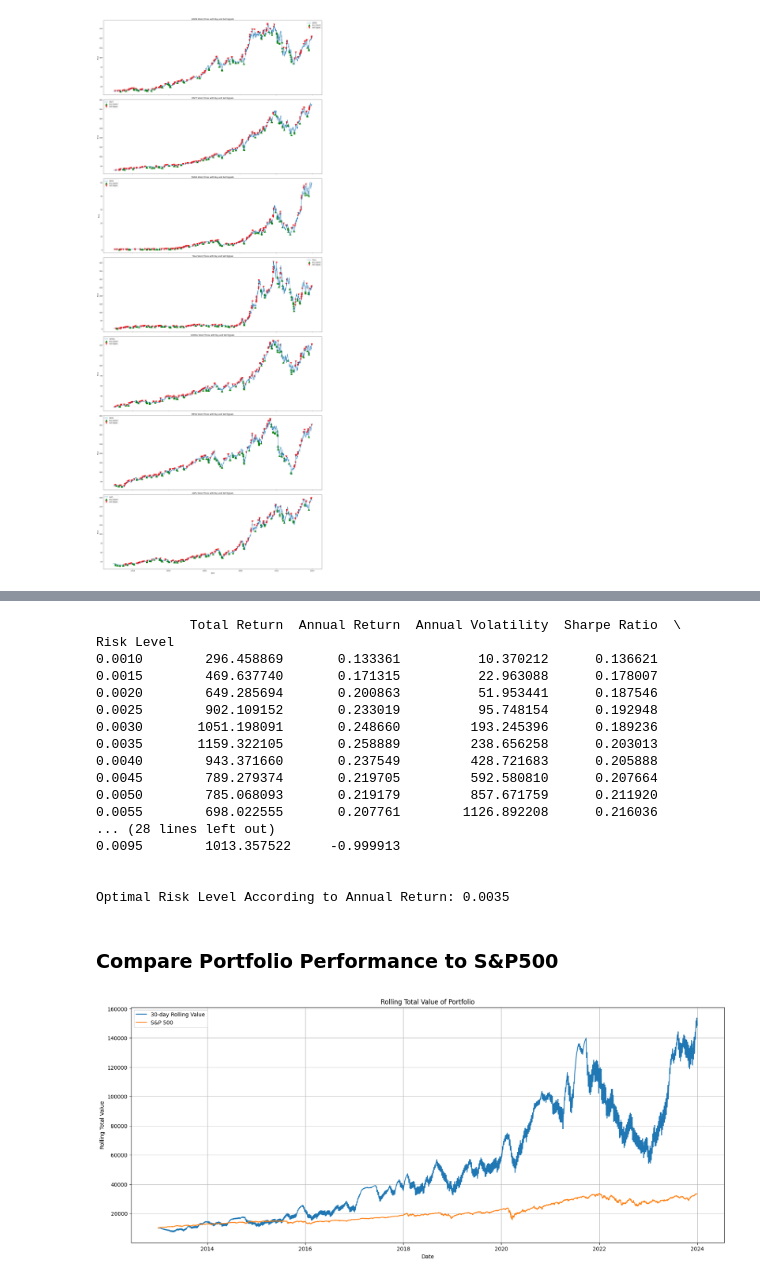
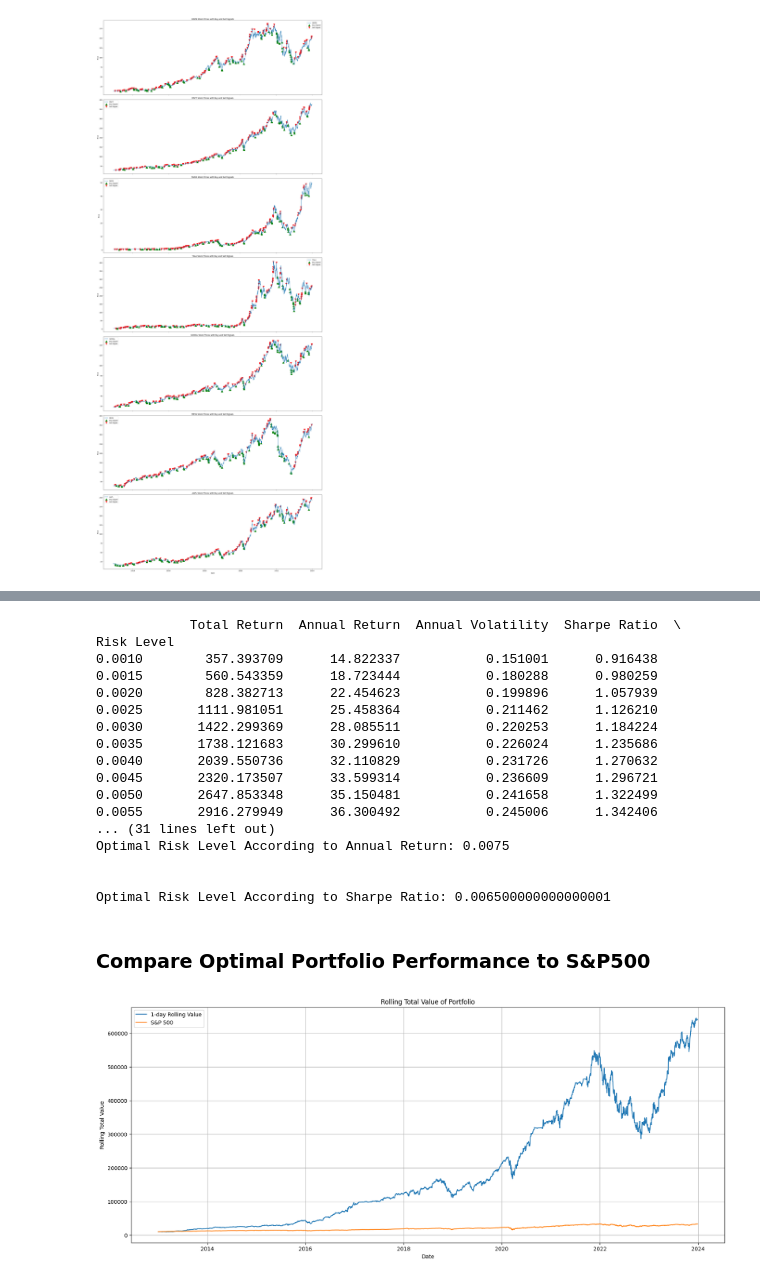
Before and after one commit to rachieeek/Mag7-BollingerBands-ATR-Strategy, a Jupyter notebook: analysis/analysis.ipynb, the cells around one changed output, grey strips where cells are left out. Saved outputs shown, nothing was run; the diff lists cells and outputs as text; code cells hidden in the pictures.

Commit message:
updated analysis and data files

```diff
--- a/analysis/analysis.ipynb
+++ b/analysis/analysis.ipynb
@@ -36,7 +36,7 @@ plt.show()
 import yfinance as yf
 
 def get_spx():
-    spx = yf.download('^GSPC', start='2012-12-31', end='2024-01-01', auto_adjust=True)
+    spx = yf.download('^GSPC', start='2012-12-31', end='2023-12-31', auto_adjust=True)
     spx = spx['Close']
     spx = spx.resample('D').ffill() # forward fill missing data
     return spx
@@ -124,49 +127,48 @@ Testing with risk level of 0.009500000000000001
 print(results)
 
 print("\n\nOptimal Risk Level According to Annual Return:", results['Annual Return'].idxmax())
+optimal_risk_return = results['Annual Return'].idxmax()
+
+print("\n\nOptimal Risk Level According to Sharpe Ratio:", results['Sharpe Ratio'].idxmax())
+optimal_risk_sharpe = results['Sharpe Ratio'].idxmax()
 # %% [output]
             Total Return  Annual Return  Annual Volatility  Sharpe Ratio  \
 Risk Level
-0.0010        296.458869       0.133361          10.370212      0.136621
-0.0015        469.637740       0.171315          22.963088      0.178007
-0.0020        649.285694       0.200863          51.953441      0.187546
-0.0025        902.109152       0.233019          95.748154      0.192948
-0.0030       1051.198091       0.248660         193.245396      0.189236
-0.0035       1159.322105       0.258889         238.656258      0.203013
-0.0040        943.371660       0.237549         428.721683      0.205888
-0.0045        789.279374       0.219705         592.580810      0.207664
-0.0050        785.068093       0.219179         857.671759      0.211920
-0.0055        698.022555       0.207761        1126.892208      0.216036
-... (28 lines left out)
-0.0095        1013.357522     -0.999913
+0.0010        357.393709      14.822337           0.151001      0.916438
+0.0015        560.543359      18.723444           0.180288      0.980259
+0.0020        828.382713      22.454623           0.199896      1.057939
+0.0025       1111.981051      25.458364           0.211462      1.126210
+0.0030       1422.299369      28.085511           0.220253      1.184224
+0.0035       1738.121683      30.299610           0.226024      1.235686
+0.0040       2039.550736      32.110829           0.231726      1.270632
+0.0045       2320.173507      33.599314           0.236609      1.296721
+0.0050       2647.853348      35.150481           0.241658      1.322499
+0.0055       2916.279949      36.300492           0.245006      1.342406
+... (31 lines left out)
+Optimal Risk Level According to Annual Return: 0.0075
 
 
-Optimal Risk Level According to Annual Return: 0.0035
+Optimal Risk Level According to Sharpe Ratio: 0.006500000000000001
 # %% [markdown]
-### Compare Portfolio Performance to S&P500
+### Compare Optimal Portfolio Performance to S&P500
 # %%
-def get_portfolio_value():
-    df = pd.read_csv('portfolio_versions/portfolio.csv')
-    return df
+optimal_portfolio = get_portfolio.generate_portfolio(data_dict, position_sizing='risk', risk_factor=optimal_risk_sharpe)
 
-portfolio = get_portfolio_value()
-
-rolling_value_x = 30
+rolling_value_x = 1
 
 # plot rolling total value of the portfolio for visibility
-portfolio[f'Rolling {rolling_value_x}D Total Value'] = portfolio['Total'].ewm(span=rolling_value_x).mean()
-portfolio['Date'] = pd.to_datetime(portfolio['Date'])
+optimal_portfolio[f'Rolling {rolling_value_x}D Total Value'] = optimal_portfolio['Total'].ewm(span=rolling_value_x).mean()
 
 plt.figure(figsize=(20, 8))
-plt.plot(portfolio['Date'], portfolio[f'Rolling {rolling_value_x}D Total Value'], label=f'{rolling_value_x}-day Rolling Value')
+plt.plot(optimal_portfolio.index, optimal_portfolio[f'Rolling {rolling_value_x}D Total Value'], label=f'{rolling_value_x}-day Rolling Value')
 plt.plot(spx/spx.iloc[0]*10000, label='S&P 500')
 plt.xlabel('Date')
 plt.ylabel('Rolling Total Value')
 plt.title('Rolling Total Value of Portfolio')
 plt.legend()
 plt.grid(True)
 plt.show()
 # %% [output]
-[figure, old version]
+[figure, new version]
 # %%
 # see how the portfolio holdings change
```
Also changed, not shown: parts of 7 cells of this notebook, 12 other files.
